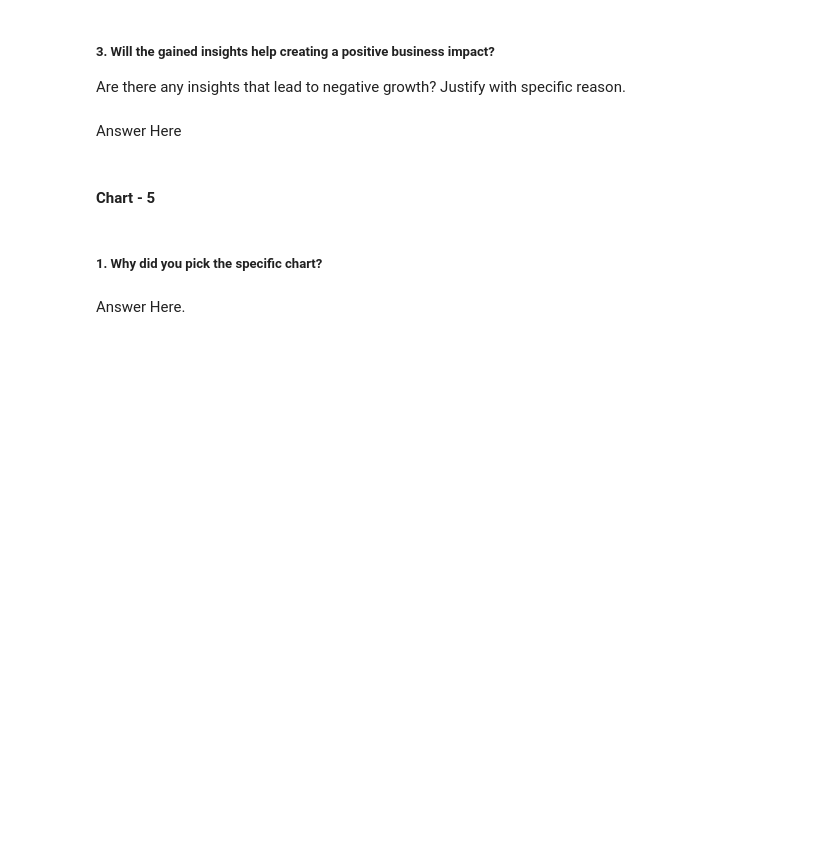
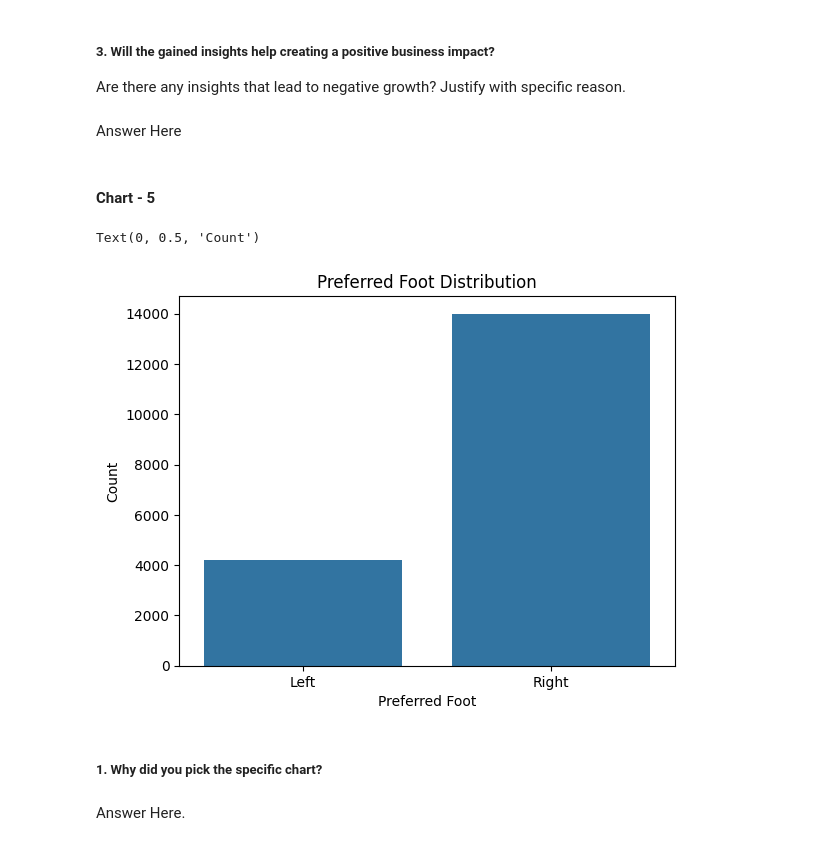
Before and after one commit to parthsharma5575/Ai-Ml-GenAi, a Jupyter notebook: Parth_Sharma_EDA_.ipynb, the cells around one changed output. Saved outputs shown, nothing was run; the diff lists cells and outputs as text; code cells hidden in the pictures; blank space fills up the shorter version.

```diff
--- a/Parth_Sharma_EDA_.ipynb
+++ b/Parth_Sharma_EDA_.ipynb
@@ -457,3 +498,12 @@ Answer Here
+# %%
+# Preferred foot distribution
+sns.countplot(x='Preferred Foot',data=df_new)
+plt.title('Preferred Foot Distribution')
+plt.xlabel('Preferred Foot')
+plt.ylabel('Count')
+# %% [output]
+Text(0, 0.5, 'Count')
+[figure, added]
 # %% [markdown]
 ##### 1. Why did you pick the specific chart?
 # %% [markdown]
```
Also changed, not shown: parts of 34 cells of this notebook.
